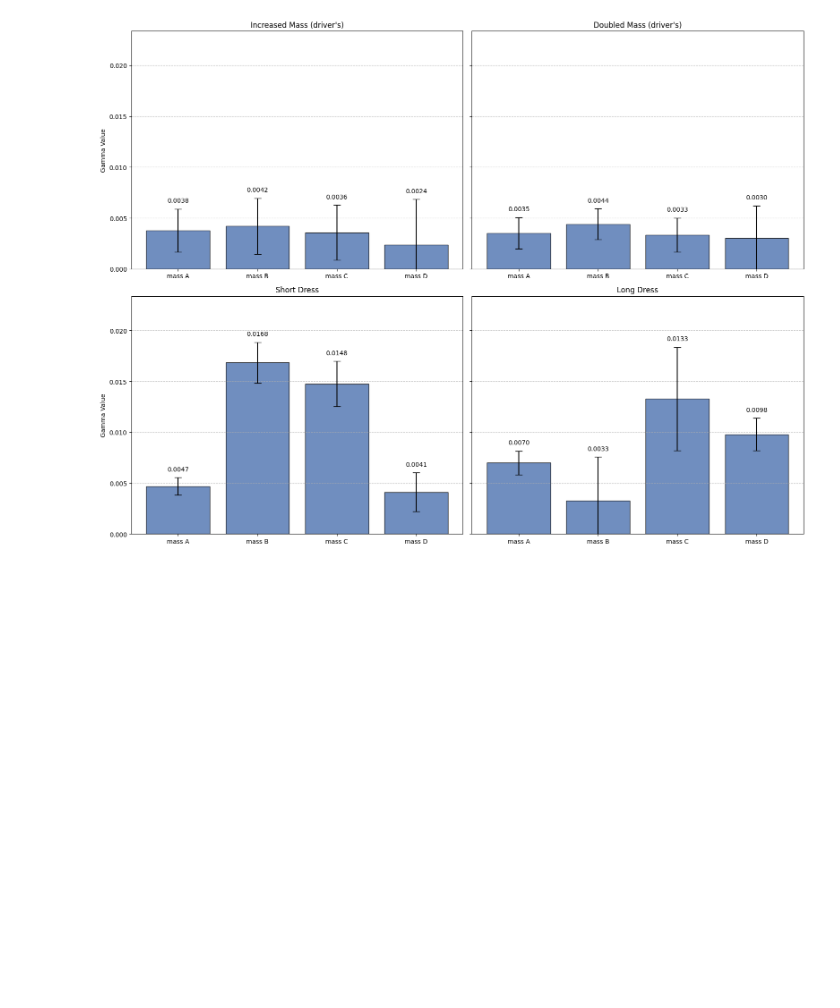
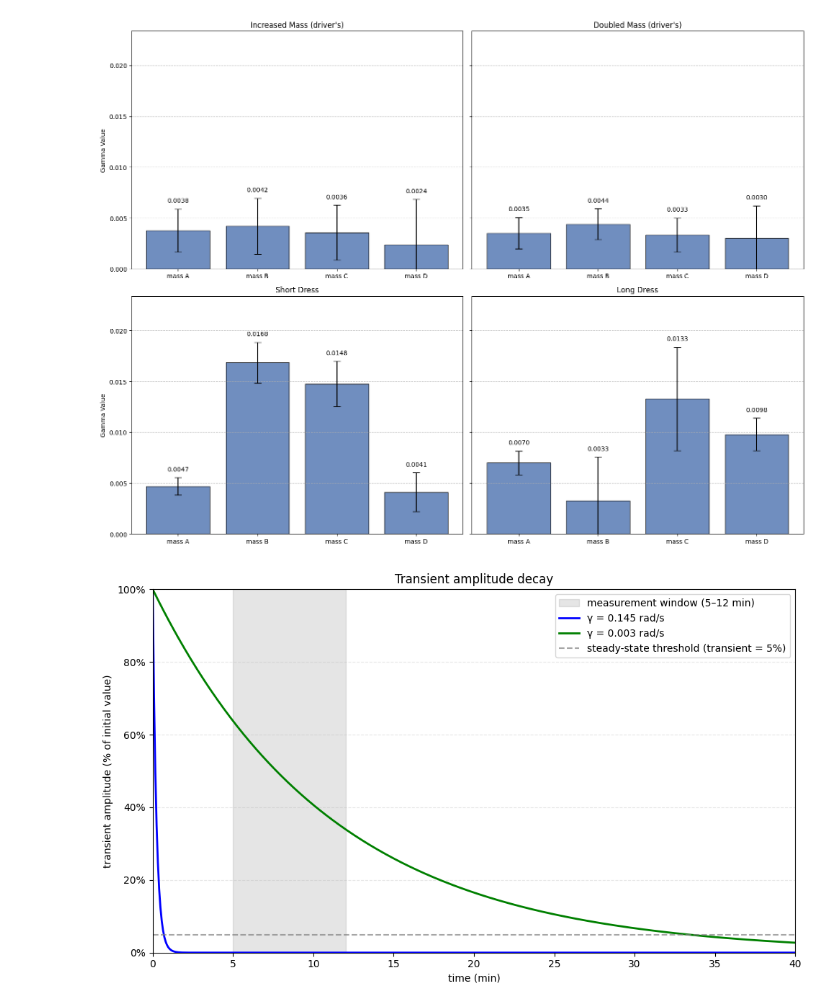
Before and after one commit to kij1n/physics-data-analysis, a Jupyter notebook: sessions/session6-single.ipynb, the cells around one changed output. Cells and saved outputs as stored; diff of their text form; code cells hidden in the pictures; blank space fills up the shorter version.

```diff
--- a/sessions/session6-single.ipynb
+++ b/sessions/session6-single.ipynb
@@ -77,3 +58,8 @@ bar_charts(
 )
 # %% [output]
 [figure]
+# %%
+plot_transient_decay([0.145, 0.003], (0, 40), (5, 12), round_digits=4)
+plt.show()
+# %% [output]
+[figure, added]
```
Also changed, not shown: parts of 6 cells of this notebook, 1 other file.
